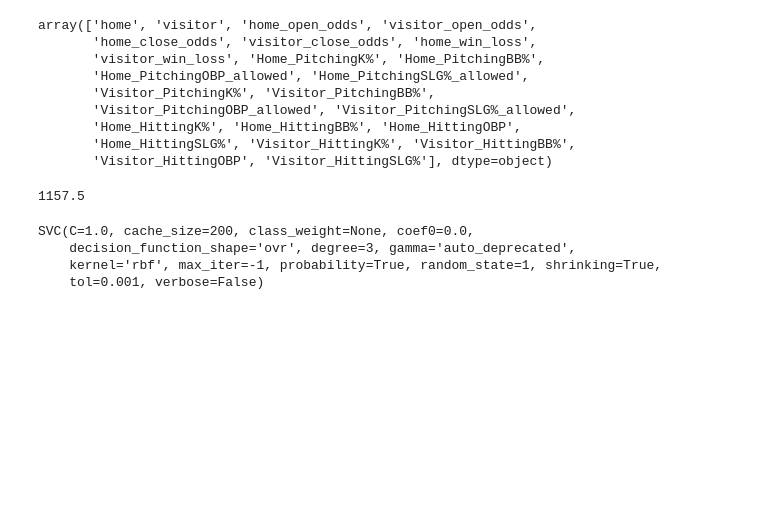
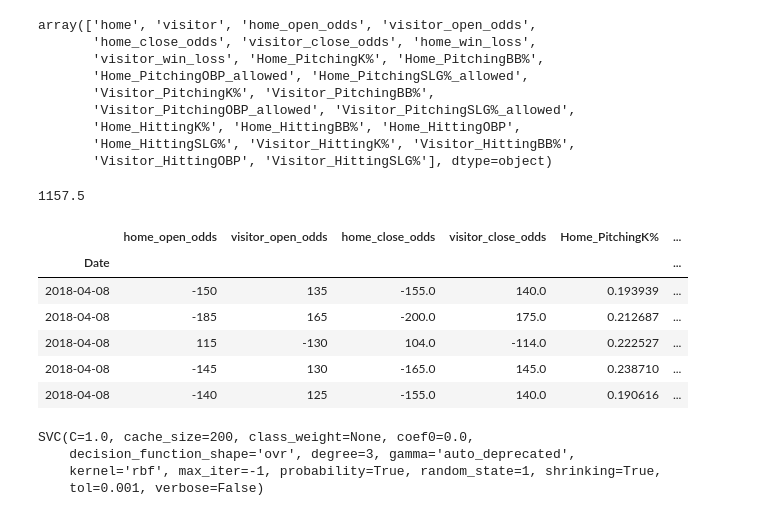
Before and after one commit to JTMachen/Baseball_Game_Predictor, a Jupyter notebook: Final_project_notebook.ipynb, the cells around one changed output. Saved outputs shown, nothing was run; the diff lists cells and outputs as text; code cells hidden in the pictures; blank space fills up the shorter version.

```diff
--- a/Final_project_notebook.ipynb
+++ b/Final_project_notebook.ipynb
@@ -164 +162,3 @@ baseball_data_2017 = baseball_data_2017[baseball_data_2017['home_open_odds'] !=
+# %%
+baseball_data_2018 = baseball_data_2018[baseball_data_2018['home_open_odds'] != 'NL']
 # %%
@@ -185,7 +185,7 @@ array(['home', 'visitor', 'home_open_odds', 'visitor_open_odds',
        'Home_HittingSLG%', 'Visitor_HittingK%', 'Visitor_HittingBB%',
        'Visitor_HittingOBP', 'Visitor_HittingSLG%'], dtype=object)
 # %%
-X = baseball_data_2017[['home_open_odds', 'visitor_open_odds',
+X = baseball_data_2018[['home_open_odds', 'visitor_open_odds',
        'home_close_odds', 'visitor_close_odds', 'Home_PitchingK%', 'Home_PitchingBB%',
        'Home_PitchingOBP_allowed', 'Home_PitchingSLG%_allowed',
        'Visitor_PitchingK%', 'Visitor_PitchingBB%',
@@ -193,7 +193,7 @@ X = baseball_data_2017[['home_open_odds', 'visitor_open_odds',
        'Home_HittingK%', 'Home_HittingBB%', 'Home_HittingOBP',
        'Home_HittingSLG%', 'Visitor_HittingK%', 'Visitor_HittingBB%',
        'Visitor_HittingOBP', 'Visitor_HittingSLG%']]
-y = baseball_data_2017['home_win_loss']
+y = baseball_data_2018['home_win_loss']
 # %%
 scaler = StandardScaler()
 X_transformed = scaler.fit_transform(X)
@@ -201,6 +201,16 @@ X_transformed = scaler.fit_transform(X)
 len(baseball_data_2017) * 0.50
 # %% [output]
 1157.5
+# %%
+X.head()
+# %% [output]
+|  | home_open_odds | visitor_open_odds | home_close_odds | visitor_close_odds | Home_PitchingK% | ... |
+| Date |  |  |  |  |  | ... |
+| 2018-04-08 | -150 | 135 | -155.0 | 140.0 | 0.193939 | ... |
+| 2018-04-08 | -185 | 165 | -200.0 | 175.0 | 0.212687 | ... |
+| 2018-04-08 | 115 | -130 | 104.0 | -114.0 | 0.222527 | ... |
+| 2018-04-08 | -145 | 130 | -165.0 | 145.0 | 0.238710 | ... |
+| 2018-04-08 | -140 | 125 | -155.0 | 140.0 | 0.190616 | ... |
 # %%
 X_train = X_transformed[:1158]
 X_test = X_transformed[1159:]
```
Also changed, not shown: parts of 12 cells of this notebook, 1 other file.
